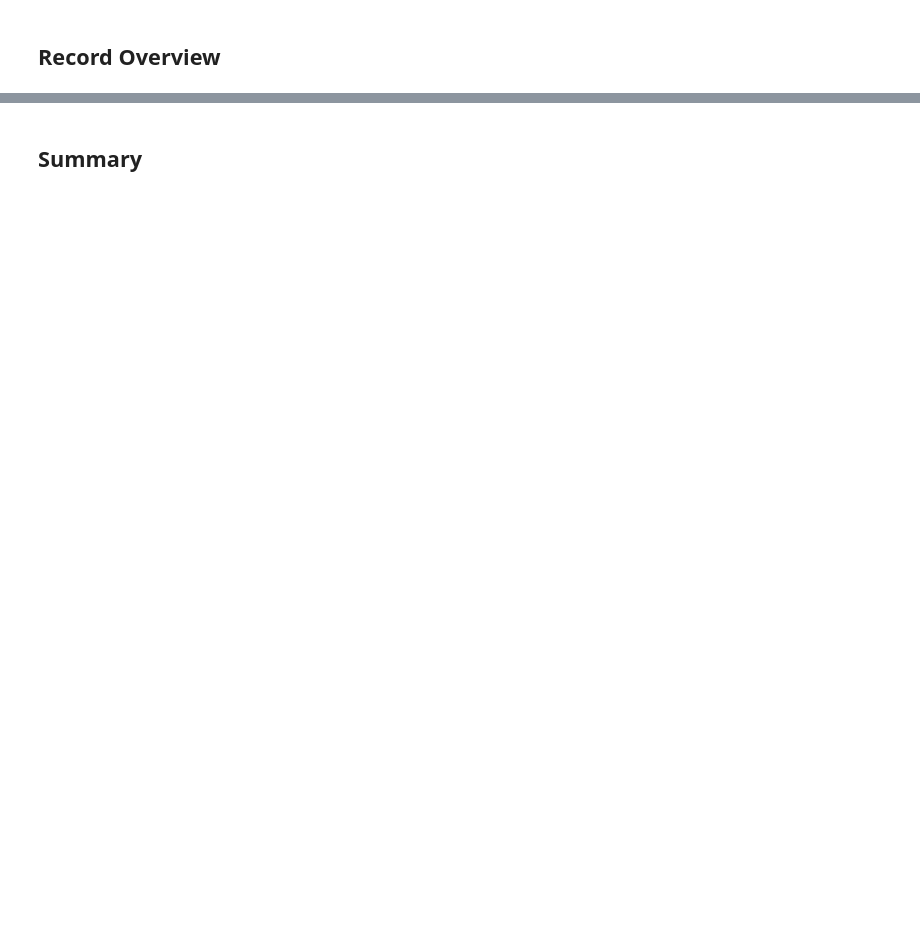
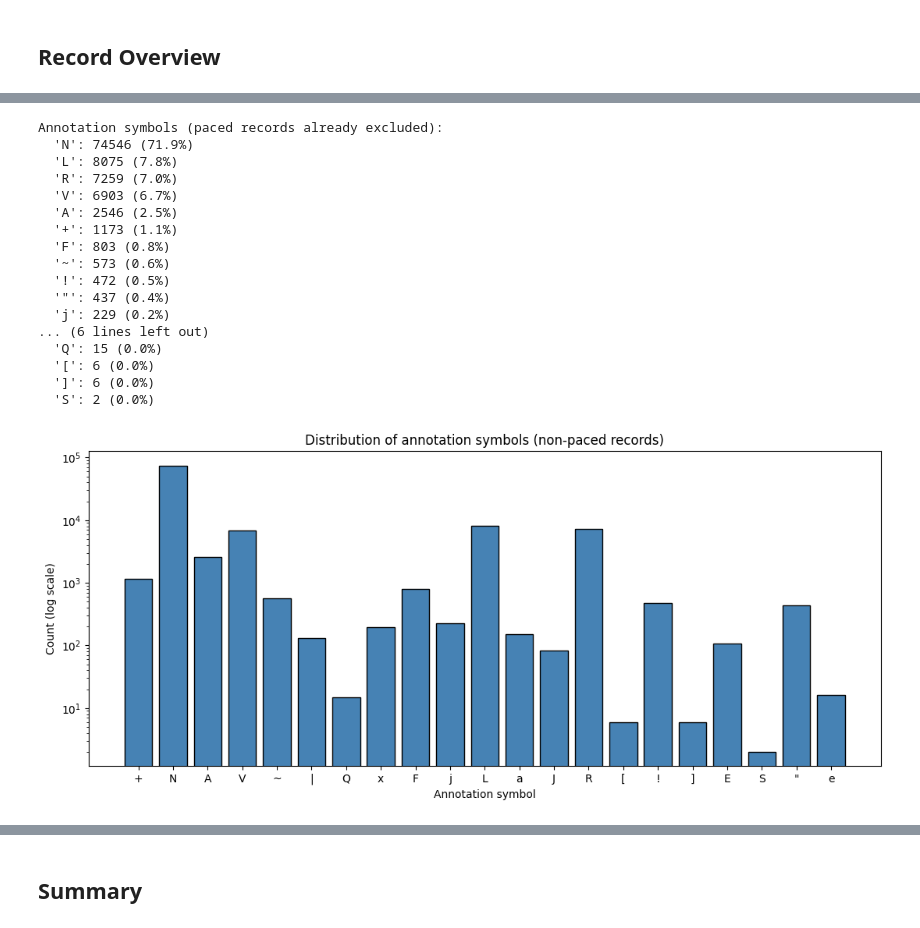
Before and after one commit to ValTal5/mitbih-anomaly-detection, a Jupyter notebook: notebooks/01_data_exploration.ipynb, the cells around one changed output, grey strips where cells are left out. Saved outputs shown, nothing was run; the diff lists cells and outputs as text; code cells hidden in the pictures; blank space fills up the shorter version.

```diff
--- a/notebooks/01_data_exploration.ipynb
+++ b/notebooks/01_data_exploration.ipynb
@@ -51,0 +46,6 @@ Loaded 0 records
+# %%
+print("Loading MIT-BIH records (paced records excluded)...")
+records = load_all_mit_bih_records(config.MIT_BIH_PATH)
+
+print(f"\nLoaded {len(records)} records")
+print("Excluded paced records:", sorted(config.PACED_RECORDS))
@@ -52,2 +70,12 @@ Loaded 0 records
 # %% [markdown]
 ## Record Overview
+# %%
+print("Record details (first 5):")
+for record in records[:5]:
+    duration = record["n_samples"] / record["fs"]
+    print(f"\nRecord {record['record']}:")
+    print(f"  Channels: {record['n_sig']} ({', '.join(record['sig_name'])})")
+    print(f"  Sampling rate: {record['fs']} Hz")
+    print(f"  Samples: {record['n_samples']}")
+    print(f"  Duration: {duration:.1f} s")
+    print(f"  Annotations: {len(record['anno_sample'])} events")
@@ -53,0 +107,37 @@ Loaded 0 records
+# %%
+all_symbols = [s for record in records for s in record["anno_symbol"]]
+symbol_counts = Counter(all_symbols)
+
+print("Annotation symbols (paced records already excluded):")
+for symbol, count in sorted(symbol_counts.items(), key=lambda x: x[1], reverse=True):
+    pct = 100 * count / len(all_symbols)
+    print(f"  {symbol!r}: {count} ({pct:.1f}%)")
+
+fig, ax = plt.subplots(figsize=(11, 5))
+ax.bar(list(symbol_counts.keys()), list(symbol_counts.values()),
+       color="steelblue", edgecolor="black")
+ax.set_yscale("log")
+ax.set_title("Distribution of annotation symbols (non-paced records)")
+ax.set_xlabel("Annotation symbol")
+ax.set_ylabel("Count (log scale)")
+plt.tight_layout()
+plt.show()
+# %% [output]
+Annotation symbols (paced records already excluded):
+  'N': 74546 (71.9%)
+  'L': 8075 (7.8%)
+  'R': 7259 (7.0%)
+  'V': 6903 (6.7%)
+  'A': 2546 (2.5%)
+  '+': 1173 (1.1%)
+  'F': 803 (0.8%)
+  '~': 573 (0.6%)
+  '!': 472 (0.5%)
+  '"': 437 (0.4%)
+  'j': 229 (0.2%)
+... (6 lines left out)
+  'Q': 15 (0.0%)
+  '[': 6 (0.0%)
+  ']': 6 (0.0%)
+  'S': 2 (0.0%)
+[figure, added]
```
Also changed, not shown: parts of 39 cells of this notebook, 5 other files.
